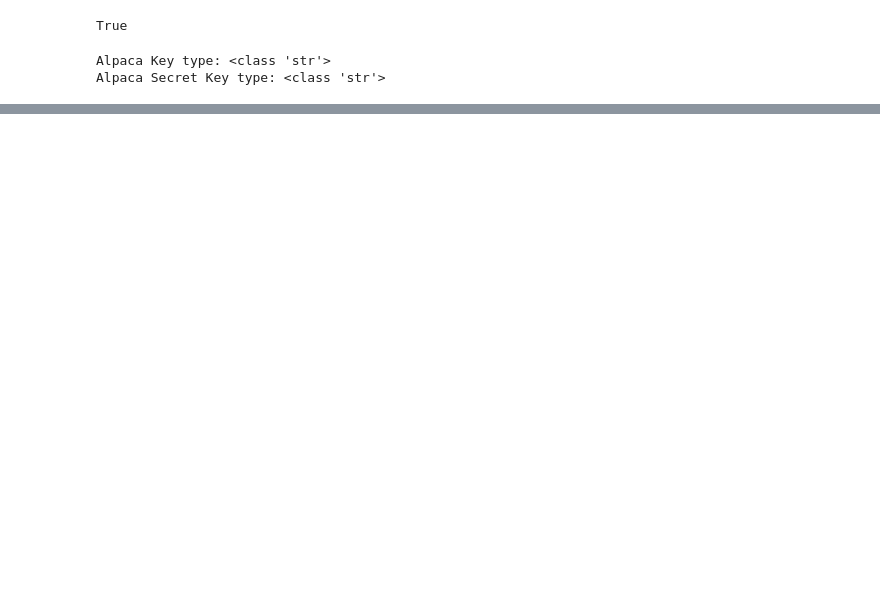
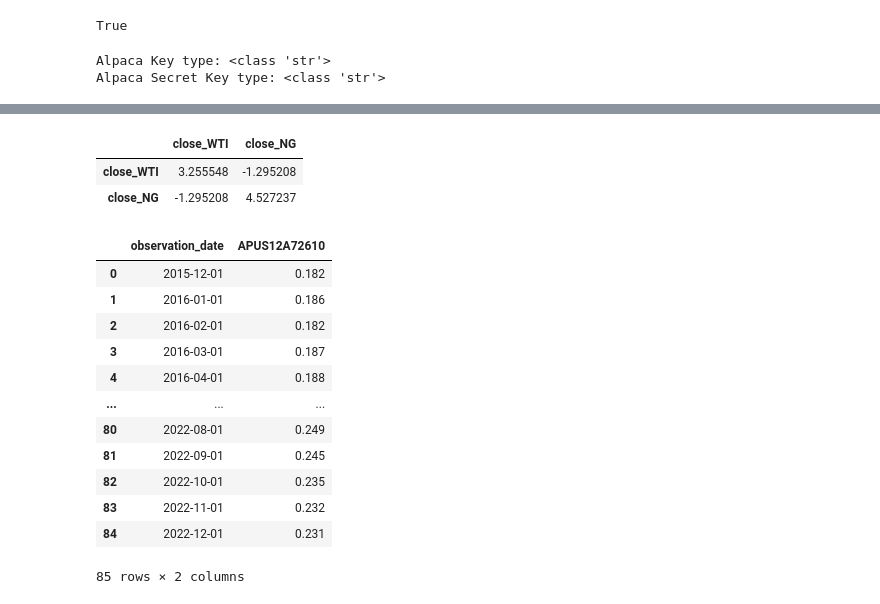
Before and after one commit to vincentsgarzi/Group5Project1, a Jupyter notebook: Vinny/starter.ipynb, the cells around one changed output, grey strips where cells are left out. Saved outputs shown, nothing was run; the diff lists cells and outputs as text; code cells hidden in the pictures; blank space fills up the shorter version.

```diff
--- a/Vinny/starter.ipynb
+++ b/Vinny/starter.ipynb
@@ -70,0 +125,27 @@ df_portfolio
+# %%
+df_combined = df_WTI.merge(df_NG, on='timestamp', suffixes=('_WTI', '_NG'))
+df_combined.cov()
+# %% [output]
+|  | close_WTI | close_NG |
+| close_WTI | 3.255548 | -1.295208 |
+| close_NG | -1.295208 | 4.527237 |
+# %%
+csvpath = Path("KWH_prices.csv")
+
+KWH_prices = pd.read_csv(csvpath)
+
+KWH_prices
+# %% [output]
+|  | observation_date | APUS12A72610 |
+| 0 | 2015-12-01 | 0.182 |
+| 1 | 2016-01-01 | 0.186 |
+| 2 | 2016-02-01 | 0.182 |
+| 3 | 2016-03-01 | 0.187 |
+| 4 | 2016-04-01 | 0.188 |
+| ... | ... | ... |
+| 80 | 2022-08-01 | 0.249 |
+| 81 | 2022-09-01 | 0.245 |
+| 82 | 2022-10-01 | 0.235 |
+| 83 | 2022-11-01 | 0.232 |
+| 84 | 2022-12-01 | 0.231 |
+85 rows × 2 columns
```
Also changed, not shown: parts of 9 cells of this notebook, 3 other files.
